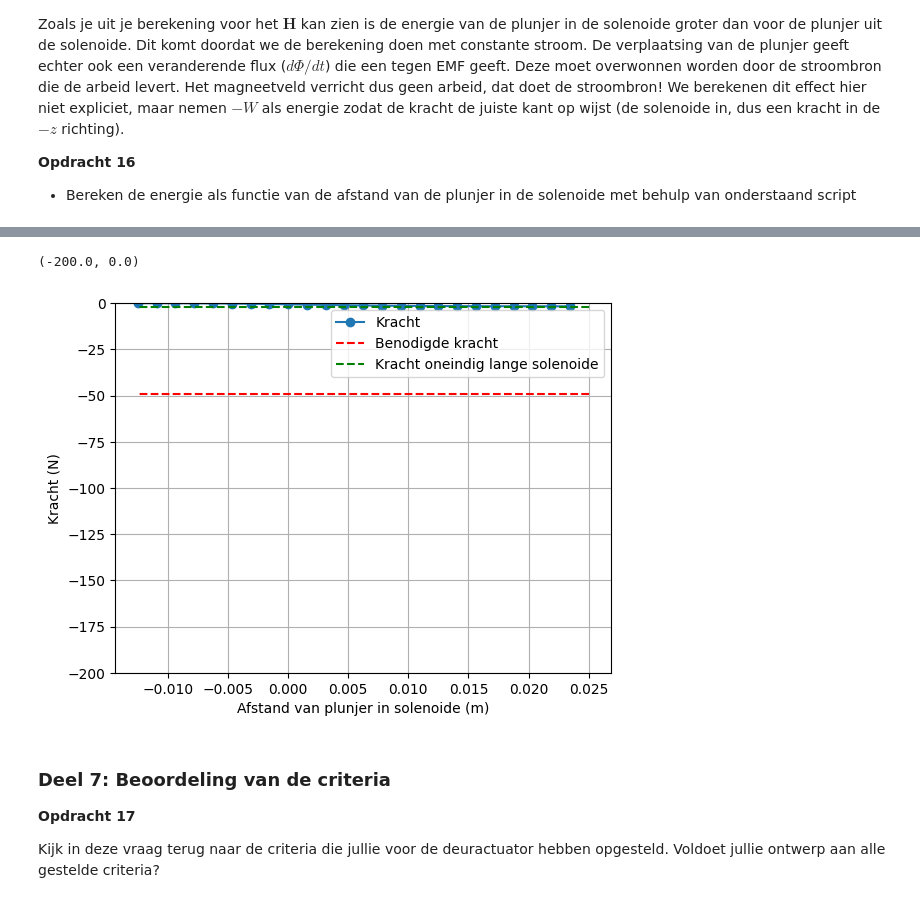
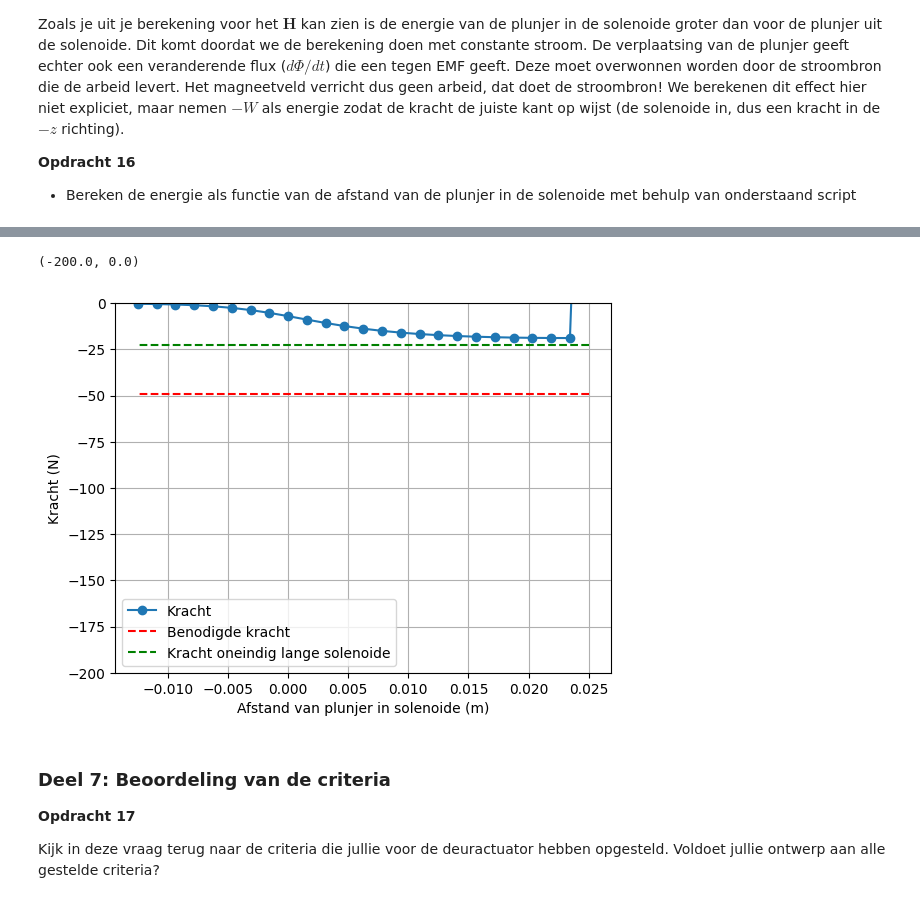
Before and after one commit to Xinqihuang123/DEF-D, a Jupyter notebook: 2KrachtactuatorOpdracht/KrachtactuatorOpdracht.ipynb, the cells around one changed output, grey strips where cells are left out. Saved outputs shown, nothing was run; the diff lists cells and outputs as text; code cells hidden in the pictures.

```diff
--- a/2KrachtactuatorOpdracht/KrachtactuatorOpdracht.ipynb
+++ b/2KrachtactuatorOpdracht/KrachtactuatorOpdracht.ipynb
@@ -427,40 +501,3 @@ Het veld in een oneindig lange solenoide wordt gegeven door $\mathbf{H} = n I \h
 Bereken het veld in het midden van de solenoide en vergelijk het met het analytische antwoord voor een oneindig lange solenoide. Verhoog $N$ net zo lang tot jullie antwoord convergeert naar het analytisch antwoord.
 * Denk na over wat dl betekent en hoe jullie deze zou berekenen.
 * Bereken met de functie die jullie eerder geschreven hebben de contributies aan het $H$-veld en sommeer deze.
-# %%
-### Jullie code hier ###
-
-I = 1.0  # stroom in Ampère
-
-# Meetpunt: midden van de solenoide
-r_obs = np.array([0, 0, 0])
-
-# dl berekenen (verschillen tussen punten)
-dx = np.diff(x)
-dy = np.diff(y)
-dz = np.diff(z)
-
-H = np.array([0.0, 0.0, 0.0])
-
-for i in range(len(dx)):
-    dl = np.array([dx[i], dy[i], dz[i]])
-
-    r_vec = r_obs - np.array([x[i], y[i], z[i]])
-    r_mag = np.linalg.norm(r_vec)
-
-    if r_mag != 0:
-        dH = np.cross(dl, r_vec) / (r_mag**3)
-        H += dH
-
-# Biot-Savart factor
-H = (I / (4 * np.pi)) * H
-
-print("Numeriek H-veld:", H)
-
-# Analytisch antwoord
-H_analytisch = spoed * I * np.array([0, 0, 1])
-print("Analytisch H-veld:", H_analytisch)
-
-# Vergelijking
-print("Numeriek Hz:", H[2])
-print("Analytisch Hz:", H_analytisch[2])
@@ -556,23 +650,23 @@ plt.xlabel('Afstand van plunjer in solenoide (m)'), plt.ylabel('Energie (J)'), p
 # %%
 #gegevens
-aantal_omwent = aantal_omwentelingen
+aantal_omwent = N
 L_s = L_sol
 r_s = r_sol
 I = 1.0
 
 
 force_analytical = -mu_0*mu_r*np.pi*r_s**2*aantal_omwent**2*I**2/2/L_s**2 # Kracht uitrekenen numeriek
 force_numerical=np.diff(Wz, n=1, append=[0])/(z_ax[1] - z_ax[0]) # Kracht uitrekenen
 
 # Plotting the results
 plt.plot(L_s/2 - z_ax, np.flipud(force_numerical), '-o', label='Kracht')
 plt.plot(L_s/2 - z_ax, (-5*9.8)*np.ones(n_ax), '--r', label='Benodigde kracht')
 plt.plot(L_s/2 - z_ax, force_analytical*np.ones(n_ax), '--g', label='Kracht oneindig lange solenoide')
 plt.xlabel('Afstand van plunjer in solenoide (m)'), plt.ylabel('Kracht (N)'), plt.grid(), plt.legend()
 plt.ylim([-200, 0])
 # %% [output]
 (-200.0, 0.0)
-[figure, old version]
+[figure, new version]
 # %% [markdown]
 ### Deel 7: Beoordeling van de criteria
 **Opdracht 17**
```
Also changed, not shown: parts of 9 cells of this notebook.
